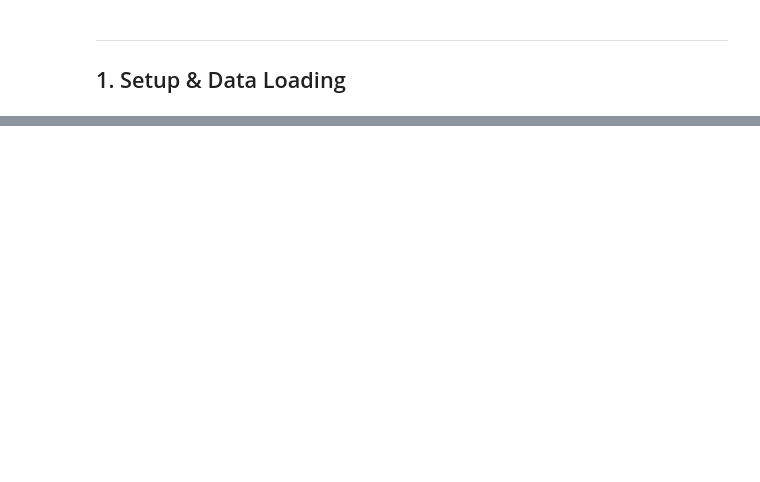
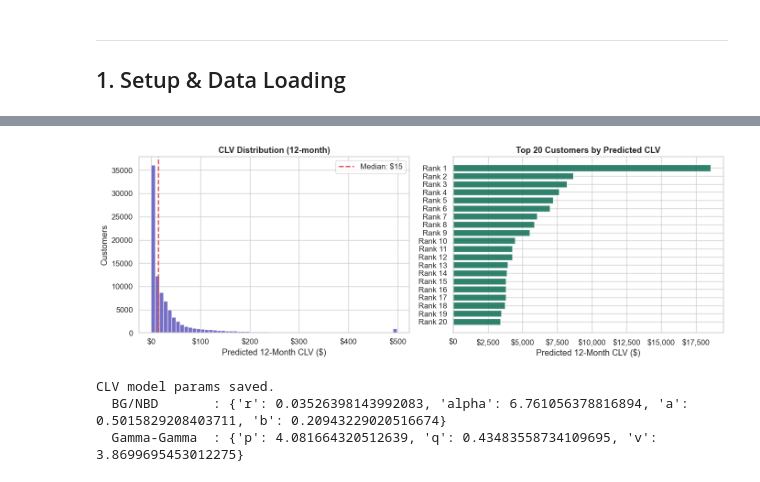
Before and after one commit to giulia-bono/retentioniq, a Jupyter notebook: notebooks/02_model_training_benchmarks.ipynb, the cells around one changed output, grey strips where cells are left out. Saved outputs shown, nothing was run; the diff lists cells and outputs as text; code cells hidden in the pictures; blank space fills up the shorter version.

```diff
--- a/notebooks/02_model_training_benchmarks.ipynb
+++ b/notebooks/02_model_training_benchmarks.ipynb
@@ -763,0 +238,17 @@ print("Snowflake connection closed.")
+# %%
+# ============================================================
+# FIT GAMMA-GAMMA MODEL (monetary value)
+# Only uses repeat buyers (frequency > 0, monetary_value > 0).
+# ============================================================
+rfm_rep = rfm[(rfm['frequency'] > 0) & (rfm['monetary_value'] > 0)].copy()
+print(f'Fitting Gamma-Gamma on {len(rfm_rep):,} repeat buyers …')
+
+ggf = GammaGammaFitter(penalizer_coef=0.01)
+ggf.fit(rfm_rep['frequency'], rfm_rep['monetary_value'])
+
+print('\nGamma-Gamma Model — Fitted Parameters')
+print('=' * 45)
+print(ggf.summary)
+print()
+print('Parameter interpretation:')
+print('  p, q, v : shape parameters of the Gamma distribution over transaction value')
@@ -763,0 +305,59 @@ print("Snowflake connection closed.")
+# %%
+# ============================================================
+# CLV DISTRIBUTION PLOTS
+# ============================================================
+fig, axes = plt.subplots(1, 2, figsize=(14, 5))
+
+cap = rfm_clv['predicted_clv_12m'].quantile(0.99)
+axes[0].hist(rfm_clv['predicted_clv_12m'].clip(upper=cap),
+             bins=60, color='#534AB7', alpha=0.8, edgecolor='white')
+axes[0].axvline(rfm_clv['predicted_clv_12m'].median(), color='#E24B4A',
+                linestyle='--', lw=2, label=f"Median: ${rfm_clv['predicted_clv_12m'].median():.0f}")
+axes[0].set_xlabel('Predicted 12-Month CLV ($)')
+axes[0].set_ylabel('Customers')
+axes[0].set_title('CLV Distribution (12-month)', fontweight='bold')
+axes[0].xaxis.set_major_formatter(mticker.FuncFormatter(lambda x, _: f'${x:,.0f}'))
+axes[0].legend()
+
+top20 = rfm_clv.nlargest(20, 'predicted_clv_12m')
+axes[1].barh(range(20), top20['predicted_clv_12m'].values, color='#0F6E56', alpha=0.85)
+axes[1].set_yticks(range(20))
+axes[1].set_yticklabels([f'Rank {i+1}' for i in range(20)])
+axes[1].set_xlabel('Predicted 12-Month CLV ($)')
+axes[1].set_title('Top 20 Customers by Predicted CLV', fontweight='bold')
+axes[1].xaxis.set_major_formatter(mticker.FuncFormatter(lambda x, _: f'${x:,.0f}'))
+axes[1].invert_yaxis()
+
+plt.tight_layout()
+plt.show()
+# %% [output]
+[figure, added]
+# %%
+# ============================================================
+# SAVE CLV MODELS
+# lifetimes models contain lambda closures that joblib cannot
+# pickle directly. We save the fitted parameter dicts instead
+# and reconstruct the models in the serving layer.
+# ============================================================
+import json
+
+models_dir = os.path.join('..', 'data', 'models')
+os.makedirs(models_dir, exist_ok=True)
+
+# Save BG/NBD params
+bgf_params = {k: float(v) for k, v in bgf.params_.items()}
+with open(os.path.join(models_dir, 'clv_bgnbd_params.json'), 'w') as f:
+    json.dump(bgf_params, f, indent=2)
+
+# Save Gamma-Gamma params
+ggf_params = {k: float(v) for k, v in ggf.params_.items()}
+with open(os.path.join(models_dir, 'clv_gamma_gamma_params.json'), 'w') as f:
+    json.dump(ggf_params, f, indent=2)
+
+print('CLV model params saved.')
+print(f'  BG/NBD       : {bgf_params}')
+print(f'  Gamma-Gamma  : {ggf_params}')
+# %% [output]
+CLV model params saved.
+  BG/NBD       : {'r': 0.03526398143992083, 'alpha': 6.761056378816894, 'a': 0.5015829208403711, 'b': 0.20943229020516674}
+  Gamma-Gamma  : {'p': 4.081664320512639, 'q': 0.43483558734109695, 'v': 3.8699695453012275}
```
Also changed, not shown: parts of 60 cells of this notebook, 10 other files.
